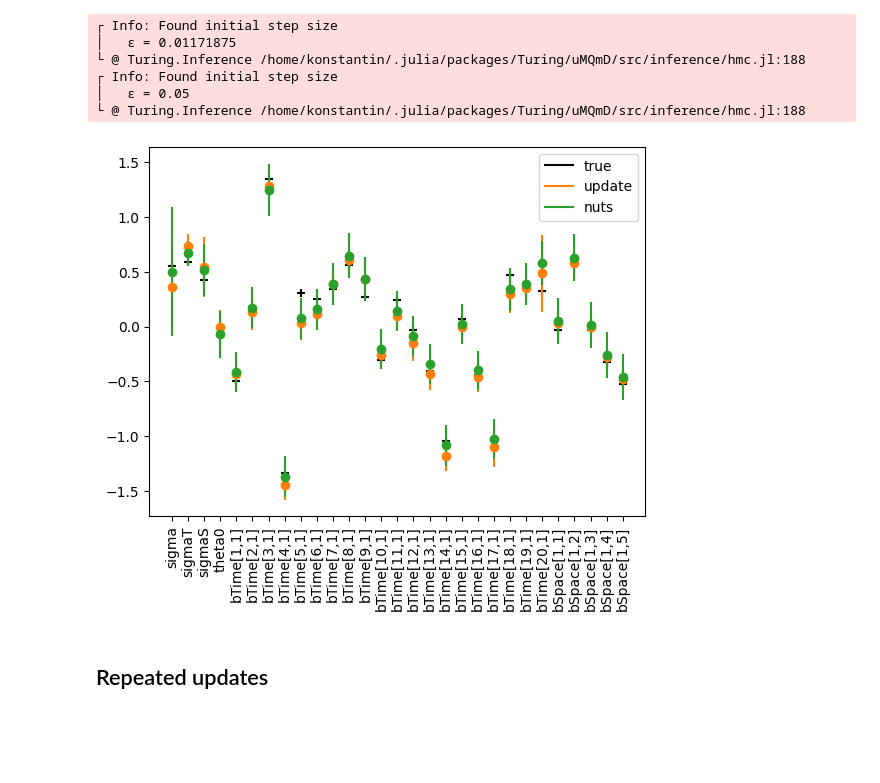
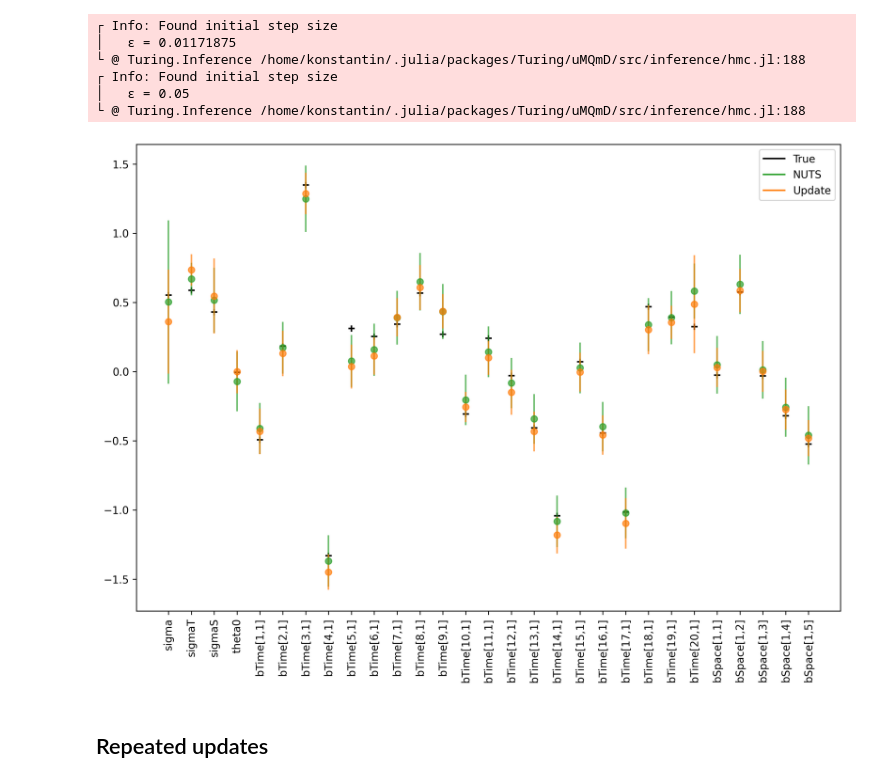
Before and after one commit to hildebrandtlab/TuringOnline.jl, a Jupyter notebook: demo/OnlineUpdate_Demo.ipynb, the cells around one changed output. Drawn from its saved outputs; the diff is of its cells as text; code cells hidden in the pictures; blank space fills up the shorter version.

```diff
--- a/demo/OnlineUpdate_Demo.ipynb
+++ b/demo/OnlineUpdate_Demo.ipynb
@@ -522,41 +414,42 @@ chain_t_inc = tur.sample(model_t_inc, NUTS, tur.MCMCThreads(), num_samples, num_
 │   ϵ = 0.05
 └ @ Turing.Inference /home/konstantin/.julia/packages/Turing/uMQmD/src/inference/hmc.jl:188
 # %%
-dictChains = Dict("update" => newChain, "nuts" => chain_t_inc , "true" => prior_chain);
+dictChains = Dict("Update" => newChain, "NUTS" => chain_t_inc , "True" => prior_chain);
 # %%
-dictColor = Dict("update" => "C1", "nuts" => "C2" , "true" => "k");
+dictColor = Dict("Update" => "C1", "NUTS" => "C2" , "True" => "k");
 # %%
+plt.figure(figsize=(12,8),dpi=300)
 for (i,sym) in enumerate(chain_t_inc.name_map.parameters)
     for (k,v) in dictChains
         if sym in v.name_map.parameters
-            if k != "true"
+            if k != "True"
                 # compute statistics
                 samples = collect(Iterators.flatten(v[sym].data))
                 mean = dist.mean(samples)
                 std = dist.std(samples)
 
                 # plot errorbars
-                plt.errorbar(x=i,y=mean,yerr=std,fmt="o",color=dictColor[k])
+                plt.errorbar(x=i,y=mean,yerr=std,fmt="o",color=dictColor[k],alpha=0.7)
             else
                 # plot true
                 plt.scatter([i],v[sym].data[1,:],color="k",marker="+")
             end
         end
 
     end
 end
 # add labels
 for (ckey,cvalue) in dictColor
     plt.plot([],[],label=ckey,color=cvalue)
 end
 plt.legend()
 
 # ticks
 plt.xticks(1:length(chain_t_inc.name_map.parameters), chain_t_inc.name_map.parameters, rotation="vertical")
 
 plt.show()
 # %% [output]
-[figure, old version]
+[figure, new version]
 # %% [markdown]
 ## Repeated updates <a name="loop"></a>
 # %%
```
Also changed, not shown: parts of 30 cells of this notebook.
